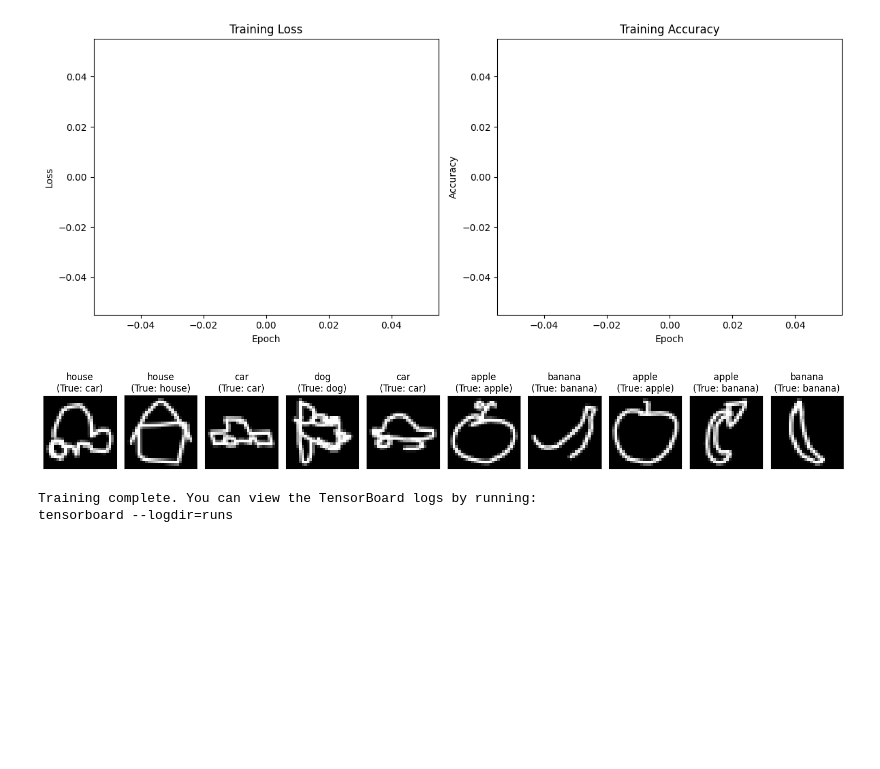
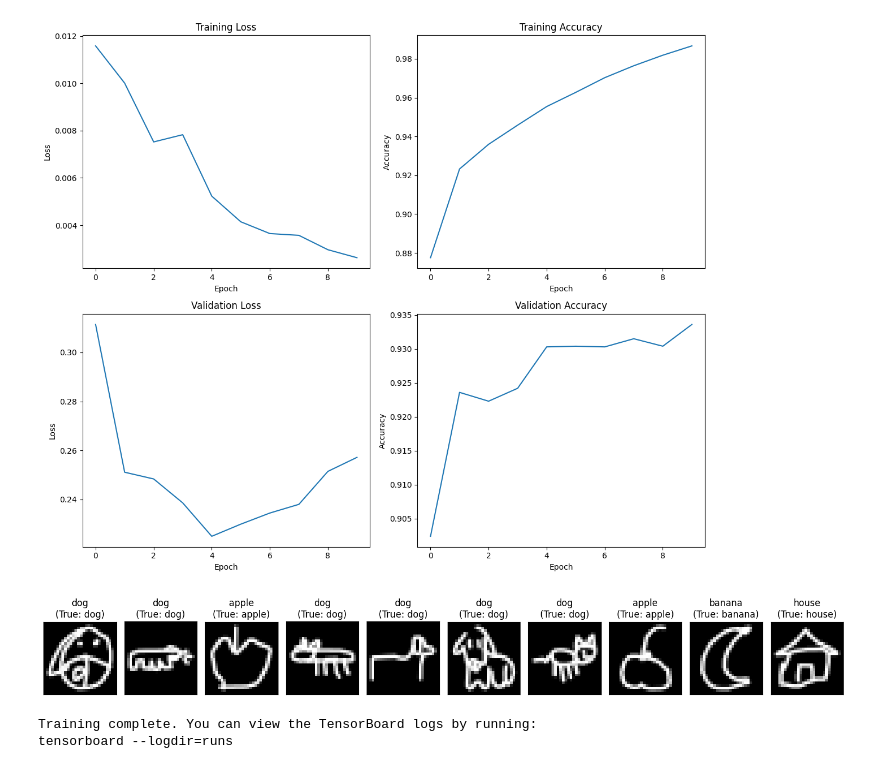
Before and after one commit to muddlebee/udlbook, a Jupyter notebook: Notebooks/dl-models/doodle/doodle-basic-v2.ipynb, the cells around one changed output. Saved outputs shown, nothing was run; the diff lists cells and outputs as text; code cells hidden in the pictures; blank space fills up the shorter version.

```diff
--- a/Notebooks/dl-models/doodle/doodle-basic-v2.ipynb
+++ b/Notebooks/dl-models/doodle/doodle-basic-v2.ipynb
@@ -83,13 +139,15 @@ from torch.optim.lr_scheduler import StepLR
 
 writer = SummaryWriter('runs/quickdraw_experiment')
 
-def train_model(model, train_loader, val_loader, criterion, optimizer, scheduler, num_epochs=10):
+def train_model(model, train_loader, val_loader, criterion, optimizer, scheduler=None, num_epochs=10):
     device = torch.device("cuda" if torch.cuda.is_available() else "cpu")
     model.to(device)
 
     # Lists to store metrics for plotting
     train_losses = []
     train_accuracies = []
+    val_losses = []
+    val_accuracies = []
 
     for epoch in range(num_epochs):
         model.train()
@@ -105,7 +163,8 @@ def train_model(model, train_loader, val_loader, criterion, optimizer, scheduler
             loss = criterion(outputs, labels)
             loss.backward()
             optimizer.step()
-            scheduler.step()
+            if scheduler is not None:
+                scheduler.step()
 
             running_loss += loss.item()
             _, predicted = outputs.max(1)
@@ -119,7 +178,12 @@ def train_model(model, train_loader, val_loader, criterion, optimizer, scheduler
                 running_loss = 0.0
 
 
-        train_accuracy = correct / total
+        # train_accuracy = correct / total
+        epoch_loss = running_loss / len(train_loader)
+        epoch_acc = correct / total
+
+        train_losses.append(epoch_loss)
+        train_accuracies.append(epoch_acc)
 
         # Validation phase
         model.eval()
@@ -138,17 +202,21 @@ def train_model(model, train_loader, val_loader, criterion, optimizer, scheduler
                 val_total += labels.size(0)
                 val_correct += predicted.eq(labels).sum().item()
 
-        val_accuracy = val_correct / val_total
+        val_epoch_loss = val_loss / len(val_loader)
+        val_epoch_acc = val_correct / val_total
+
+        val_losses.append(val_epoch_loss)
+        val_accuracies.append(val_epoch_acc)
 
         print(f"Epoch {epoch+1}/{num_epochs}")
-        print(f"Train Loss: {running_loss/len(train_loader):.4f}, Train Acc: {train_accuracy:.4f}")
-        print(f"Val Loss: {val_loss/len(val_loader):.4f}, Val Acc: {val_accuracy:.4f}")
+        print(f"Train Loss: {running_loss/len(train_loader):.4f}, Train Acc: {epoch_acc:.4f}")
+        print(f"Val Loss: {val_loss/len(val_loader):.4f}, Val Acc: {val_epoch_acc:.4f}")
 
         # Log to TensorBoard
         writer.add_scalars('Loss', {'train': running_loss/len(train_loader),
                                     'val': val_loss/len(val_loader)}, epoch)
-        writer.add_scalars('Accuracy', {'train': train_accuracy,
-                                        'val': val_accuracy}, epoch)
+        writer.add_scalars('Accuracy', {'train': epoch_acc,
+                                        'val': val_epoch_acc}, epoch)
 
         # Log model parameters
         for name, param in model.named_parameters():
@@ -157,32 +225,50 @@ def train_model(model, train_loader, val_loader, criterion, optimizer, scheduler
 
     writer.close()
 
-    return train_losses, train_accuracies
+    return train_losses, train_accuracies, val_losses, val_accuracies
 
 # Train the model
 model = SimpleNN(input_size=28*28, hidden_size=256, num_classes=len(categories))
 criterion = nn.CrossEntropyLoss()
 optimizer = optim.Adam(model.parameters(), lr=0.001)
 # Initialize the scheduler
-scheduler = StepLR(optimizer, step_size=30, gamma=0.1)
-train_losses, train_accuracies = train_model(model, train_loader, val_loader, criterion, optimizer, scheduler)
+# scheduler = StepLR(optimizer, step_size=30, gamma=0.1)
+train_losses, train_accuracies, val_losses, val_accuracies = train_model(model, train_loader, val_loader, criterion, optimizer, scheduler)
 
 # Plotting
-plt.figure(figsize=(12, 5))
-plt.subplot(1, 2, 1)
+# Plotting
+plt.figure(figsize=(12, 10))
+
+# Training Loss
+plt.subplot(2, 2, 1)
 plt.plot(train_losses)
 plt.title('Training Loss')
 plt.xlabel('Epoch')
 plt.ylabel('Loss')
 
-plt.subplot(1, 2, 2)
+# Training Accuracy
+plt.subplot(2, 2, 2)
 plt.plot(train_accuracies)
 plt.title('Training Accuracy')
 plt.xlabel('Epoch')
 plt.ylabel('Accuracy')
 
+# Validation Loss
+plt.subplot(2, 2, 3)
+plt.plot(val_losses)
+plt.title('Validation Loss')
+plt.xlabel('Epoch')
+plt.ylabel('Loss')
+
+# Validation Accuracy
+plt.subplot(2, 2, 4)
+plt.plot(val_accuracies)
+plt.title('Validation Accuracy')
+plt.xlabel('Epoch')
+plt.ylabel('Accuracy')
+
 plt.tight_layout()
-plt.savefig('training_metrics.png')
+plt.savefig('training_and_validation_metrics.png')
 plt.show()
 
 # Log the plot to TensorBoard
@@ -255,4 +341,4 @@ Val Loss: 0.5547, Val Acc: 0.8184
-[figure, old version]
+[figure, new version]
-[figure, old version]
+[figure, new version]
 Training complete. You can view the TensorBoard logs by running:
 tensorboard --logdir=runs
```
Also changed, not shown: parts of 2 cells of this notebook, 2 other files.
